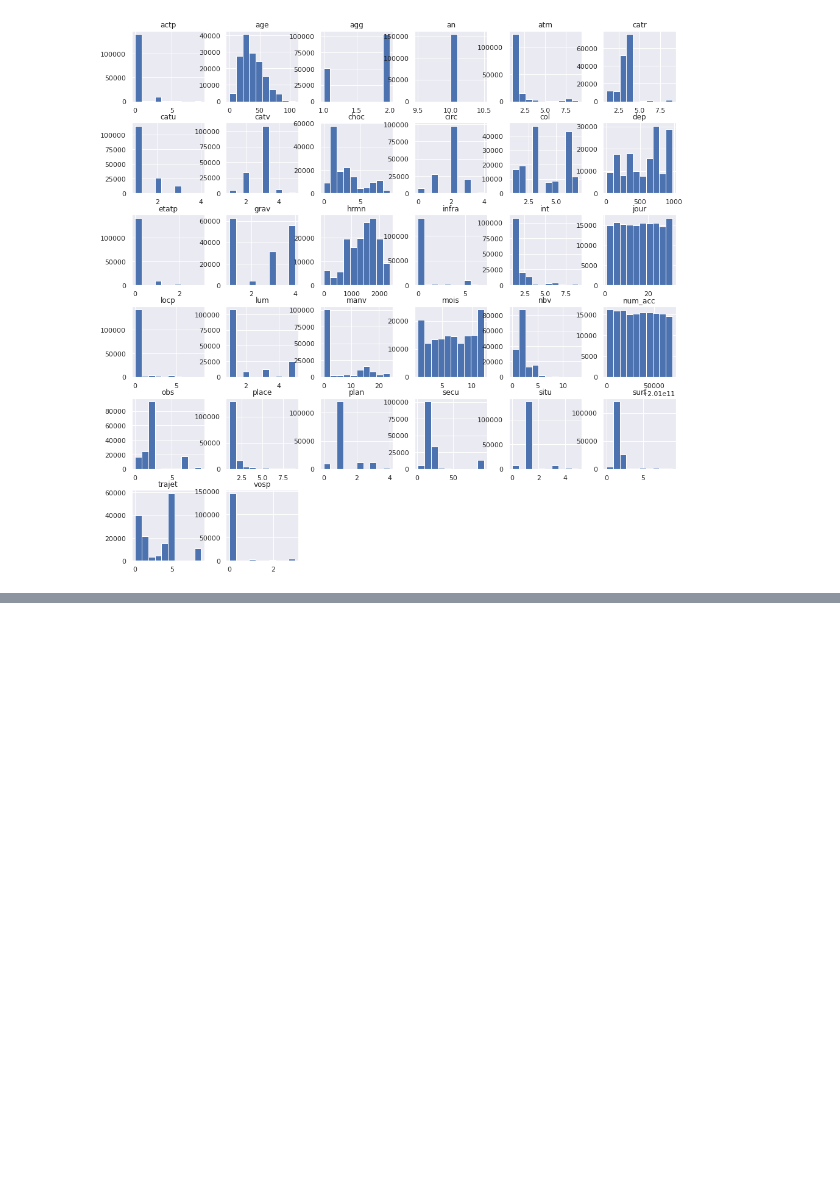
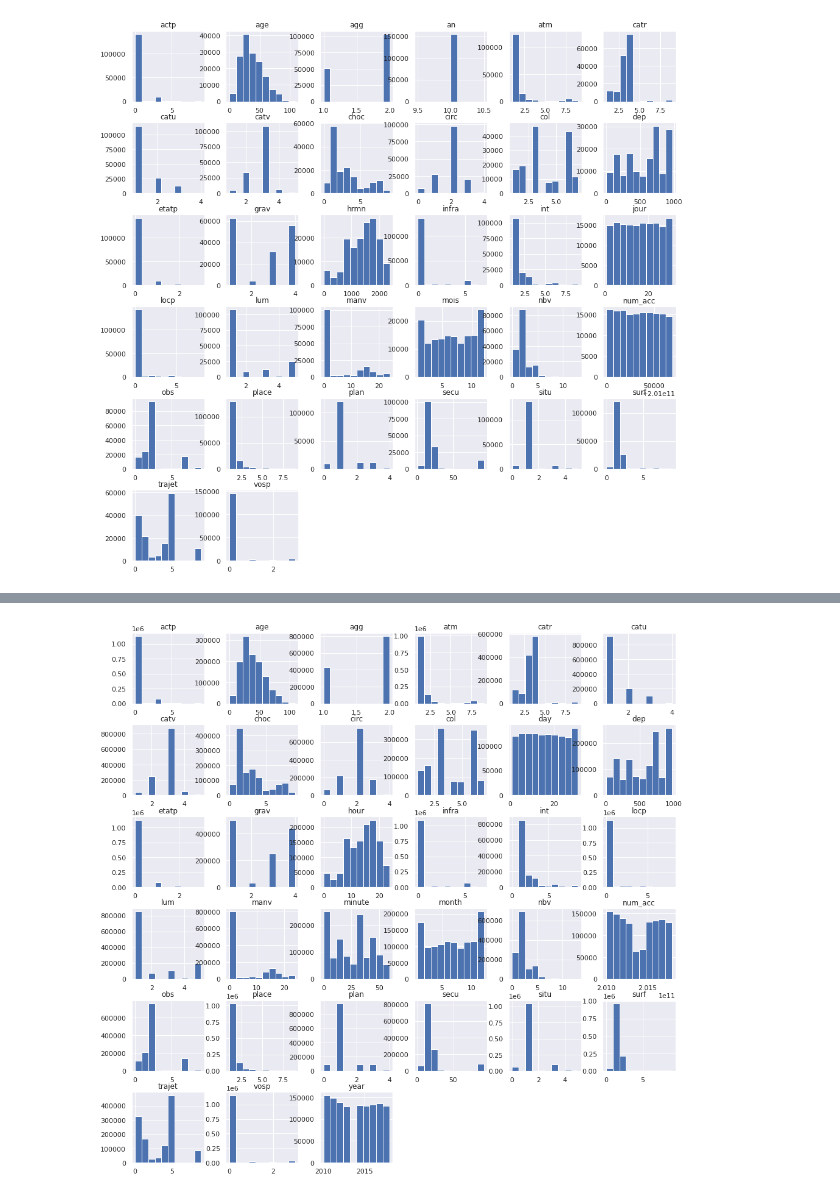
Before and after one commit to maicken/traffic-accident-injury-analysis, a Jupyter notebook: Time_Analysis.ipynb, the cells around one changed output, grey strips where cells are left out. Saved outputs shown, nothing was run; the diff lists cells and outputs as text; code cells hidden in the pictures; blank space fills up the shorter version.

```diff
--- a/Time_Analysis.ipynb
+++ b/Time_Analysis.ipynb
@@ -141,0 +136,4 @@ df_test2.head(3)
+# %%
+hist = df_test.hist(figsize=(16,16))
+# %% [output]
+[figure, added]
```
Also changed, not shown: parts of 6 cells of this notebook.
